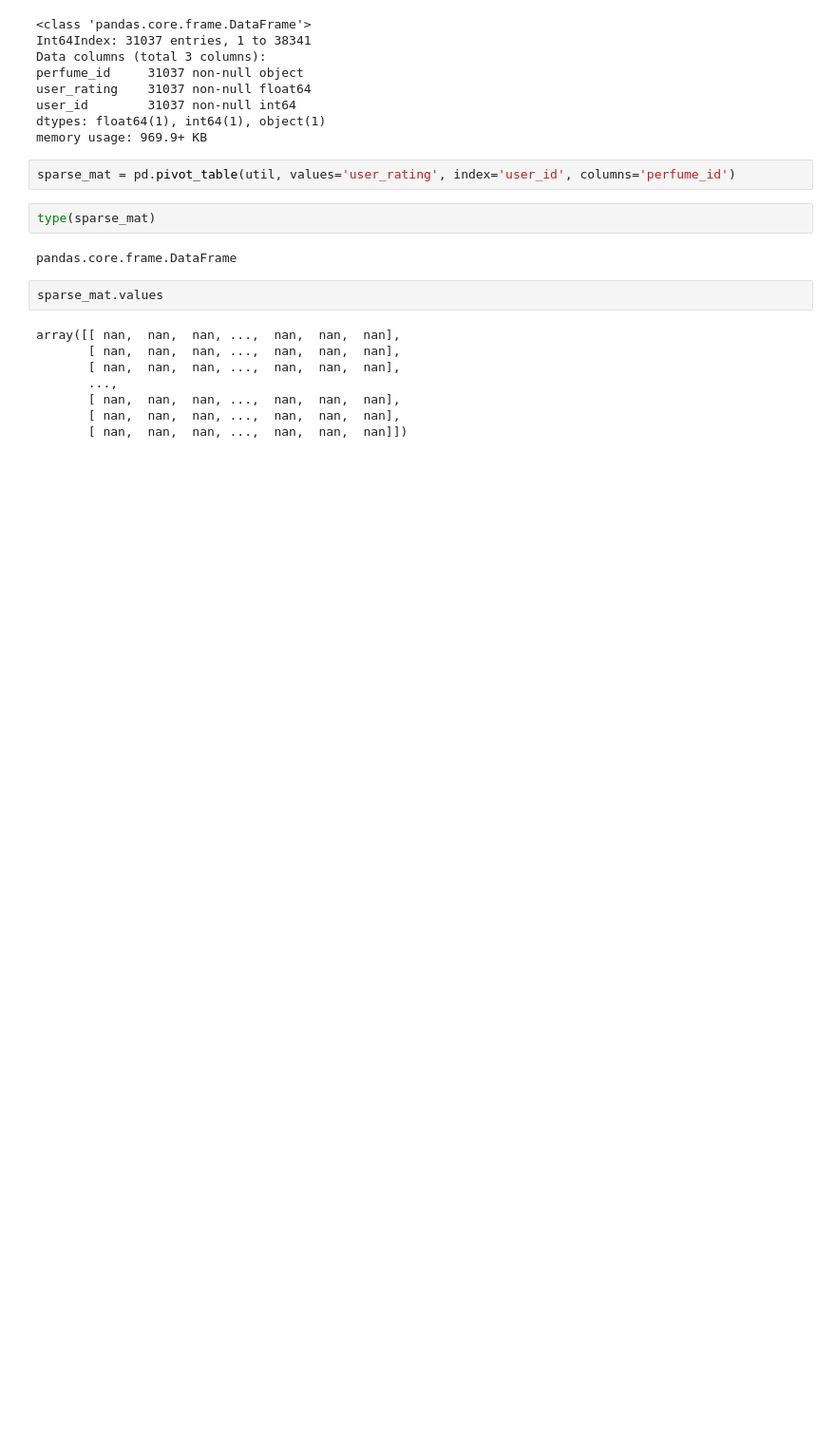
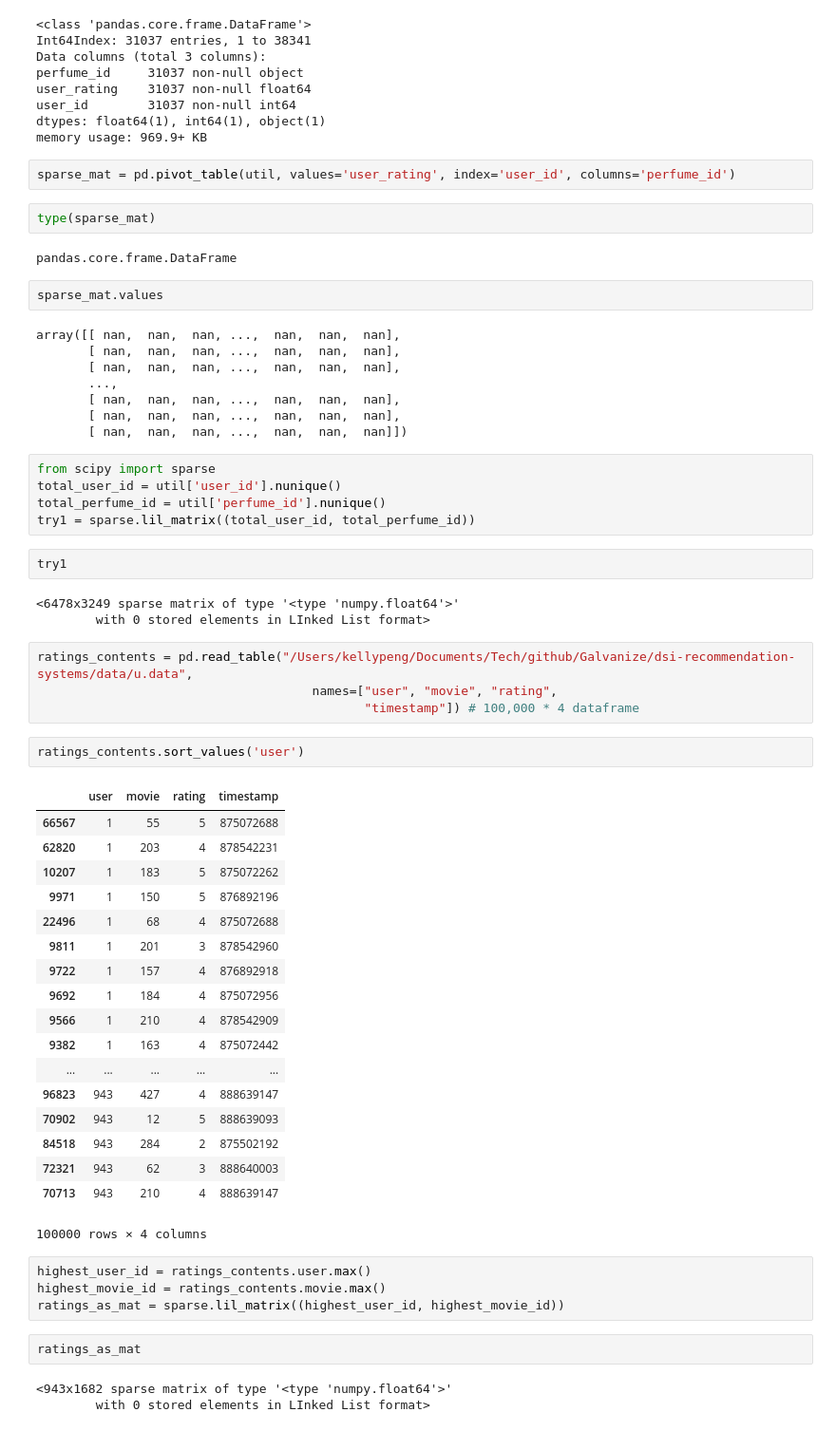
Before and after one commit to kellypeng/scentmate_rec, a Jupyter notebook: Modeling.ipynb, the cells around one changed output. Shown at 95% size. Cells and saved outputs as stored; diff of their text form; blank space fills up the shorter version.

```diff
--- a/Modeling.ipynb
+++ b/Modeling.ipynb
@@ -570,3 +596,47 @@ array([[ nan,  nan,  nan, ...,  nan,  nan,  nan],
        [ nan,  nan,  nan, ...,  nan,  nan,  nan],
        [ nan,  nan,  nan, ...,  nan,  nan,  nan],
        [ nan,  nan,  nan, ...,  nan,  nan,  nan]])
+# %%
+from scipy import sparse
+total_user_id = util['user_id'].nunique()
+total_perfume_id = util['perfume_id'].nunique()
+try1 = sparse.lil_matrix((total_user_id, total_perfume_id))
+# %%
+try1
+# %% [output]
+<6478x3249 sparse matrix of type '<type 'numpy.float64'>'
+        with 0 stored elements in LInked List format>
+# %%
+ratings_contents = pd.read_table("/Users/kellypeng/Documents/Tech/github/Galvanize/dsi-recommendation-systems/data/u.data",
+                                     names=["user", "movie", "rating",
+                                            "timestamp"]) # 100,000 * 4 dataframe
+# %%
+ratings_contents.sort_values('user')
+# %% [output]
+|  | user | movie | rating | timestamp |
+| 66567 | 1 | 55 | 5 | 875072688 |
+| 62820 | 1 | 203 | 4 | 878542231 |
+| 10207 | 1 | 183 | 5 | 875072262 |
+| 9971 | 1 | 150 | 5 | 876892196 |
+| 22496 | 1 | 68 | 4 | 875072688 |
+| 9811 | 1 | 201 | 3 | 878542960 |
+| 9722 | 1 | 157 | 4 | 876892918 |
+| 9692 | 1 | 184 | 4 | 875072956 |
+| 9566 | 1 | 210 | 4 | 878542909 |
+| 9382 | 1 | 163 | 4 | 875072442 |
+| ... | ... | ... | ... | ... |
+| 96823 | 943 | 427 | 4 | 888639147 |
+| 70902 | 943 | 12 | 5 | 888639093 |
+| 84518 | 943 | 284 | 2 | 875502192 |
+| 72321 | 943 | 62 | 3 | 888640003 |
+| 70713 | 943 | 210 | 4 | 888639147 |
+100000 rows × 4 columns
+# %%
+highest_user_id = ratings_contents.user.max()
+highest_movie_id = ratings_contents.movie.max()
+ratings_as_mat = sparse.lil_matrix((highest_user_id, highest_movie_id))
+# %%
+ratings_as_mat
+# %% [output]
+<943x1682 sparse matrix of type '<type 'numpy.float64'>'
+        with 0 stored elements in LInked List format>
```
Also changed, not shown: parts of 24 cells of this notebook, 3 other files.
